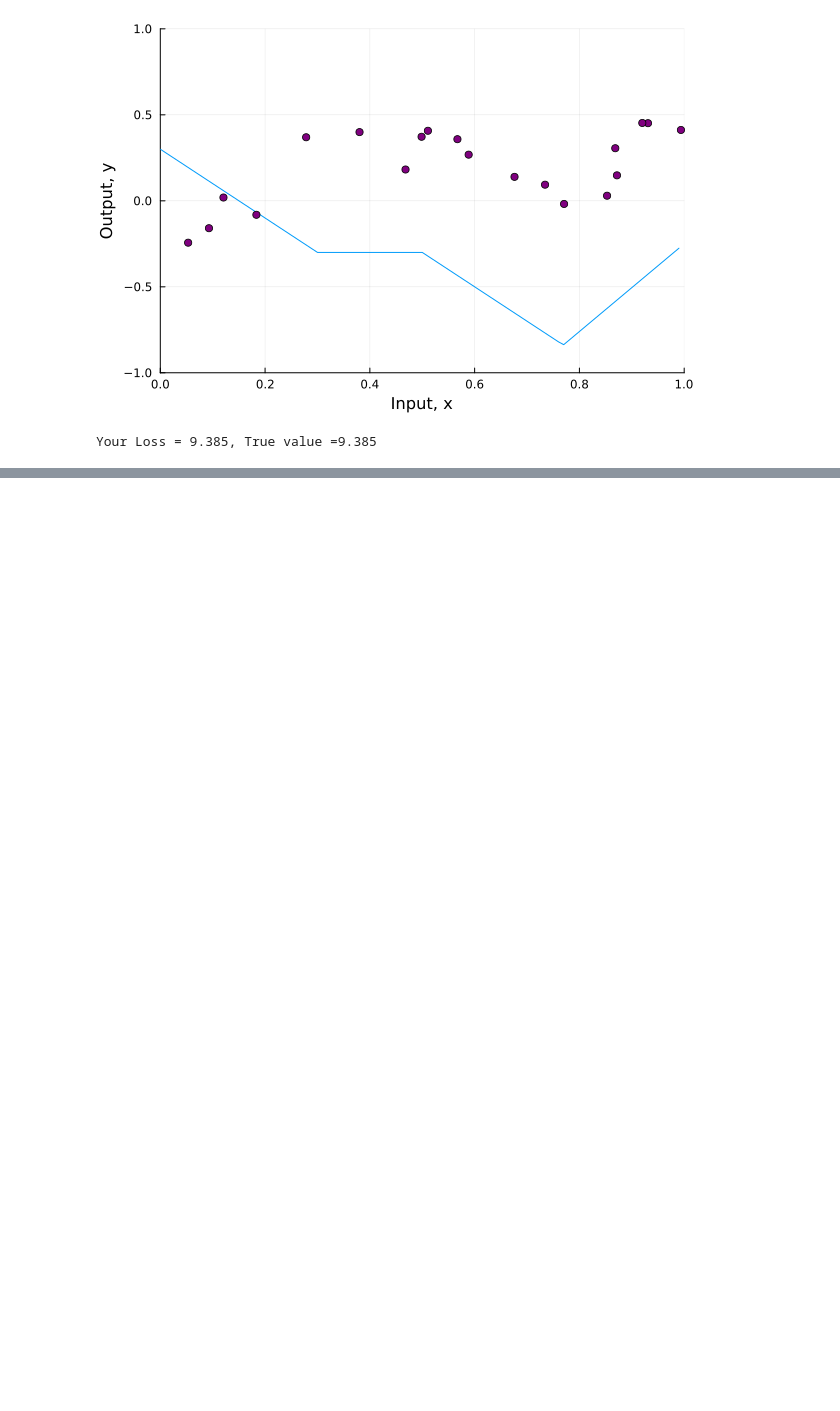
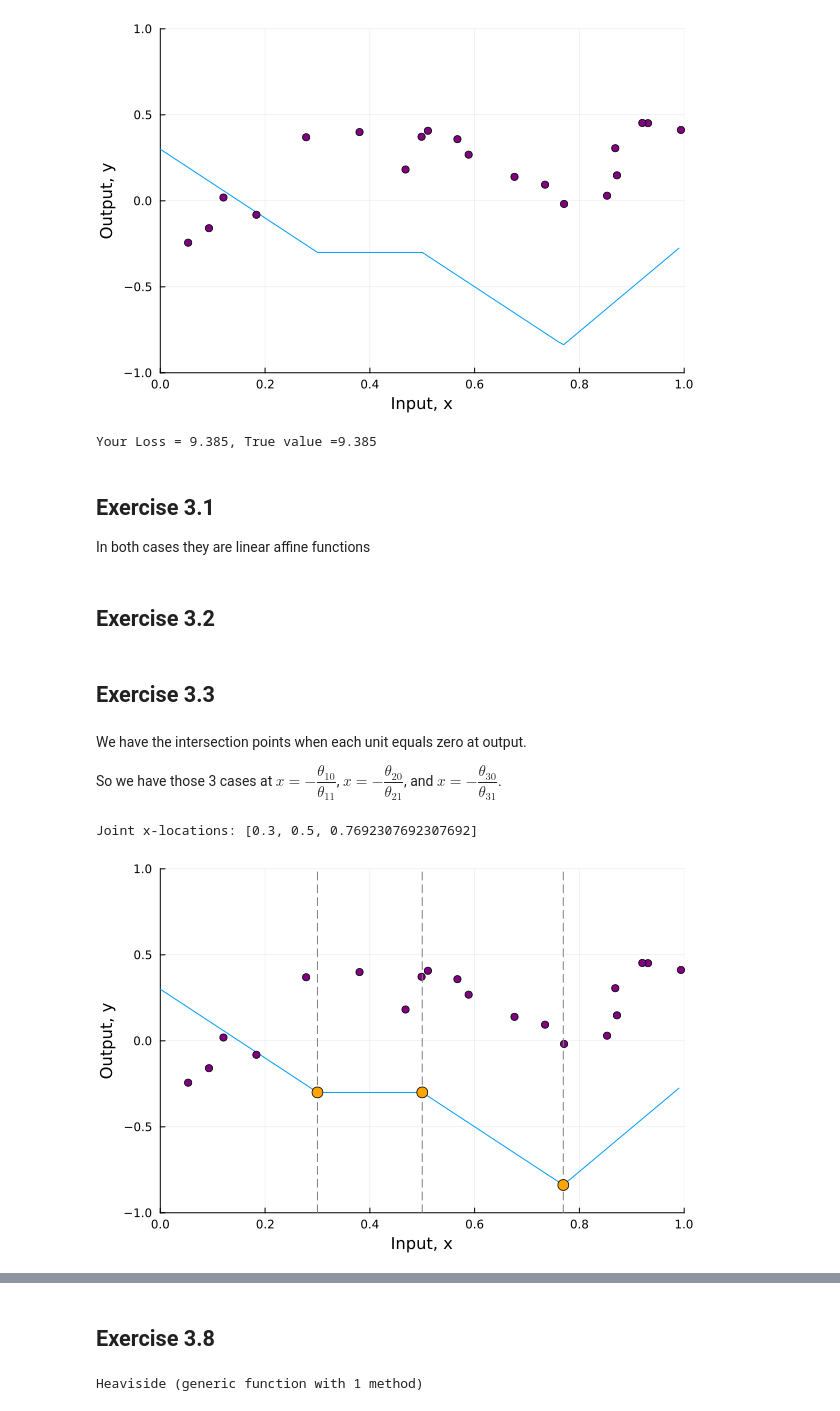
Before and after one commit to mirajcs/udl-julia, a Jupyter notebook: 3_1_Shallow_Networks_I.ipynb, the cells around one changed output, grey strips where cells are left out. Saved outputs shown, nothing was run; the diff lists cells and outputs as text; code cells hidden in the pictures; blank space fills up the shorter version.

Commit message:
add some exercises

```diff
--- a/3_1_Shallow_Networks_I.ipynb
+++ b/3_1_Shallow_Networks_I.ipynb
@@ -216,3 +216,65 @@ loss = least_square_loss(y_train, y_predict)
 [figure]
 [figure]
 Your Loss = 9.385, True value =9.385
+# %% [markdown]
+## Exercise 3.1
+
+In both cases they are linear affine functions
+# %% [markdown]
+## Exercise 3.2
+# %% [markdown]
+## Exercise 3.3
+# %% [markdown]
+We have the intersection points when each unit equals zero at output.
+
+So we have those 3 cases at $x = -\dfrac{\theta_{10}}{\theta_{11}}$, $x = -\dfrac{\theta_{20}}{\theta_{21}}$, and $x = -\dfrac{\theta_{30}}{\theta_{31}}$.
+# %%
+# Define some parameters, run the neural network, and compute the loss
+θ₁₀ = 0.3; θ₁₁ = -1.0 #-1.0
+θ₂₀ = -1.0; θ₂₁ = 2.0 #2.0
+θ₃₀ = -0.5; θ₃₁ = 0.65 #0.65
+ϕ₀ = -0.3; ϕ₁ = 2.0; ϕ₂ = -1.0; ϕ₃ = 7.0
+
+# Define a range of input values
+x = collect(0.0:0.01:0.99)
+
+x_train = [0.09291784, 0.46809093, 0.93089486, 0.67612654, 0.73441752, 0.86847339,
+           0.49873225, 0.51083168, 0.18343972, 0.99380898, 0.27840809, 0.38028817,
+           0.12055708, 0.56715537, 0.92005746, 0.77072270, 0.85278176, 0.05315950,
+           0.87168699, 0.58858043]
+
+y_train = [-0.15934537, 0.18195445, 0.451270150, 0.13921448, 0.09366691, 0.30567674,
+            0.372291170, 0.40716968, -0.08131792, 0.41187806, 0.36943738, 0.3994327,
+            0.019062570, 0.35820410, 0.452564960, -0.0183121, 0.02957665, -0.24354444,
+            0.148038840, 0.26824970]
+
+# Run the neural network for each of these input values
+y, pre_1, pre_2, pre_3, act_1, act_2, act_3, w_act_1, w_act_2, w_act_3 =
+    shallow_1_1_3(x, ReLU, ϕ₀, ϕ₁, ϕ₂, ϕ₃,
+                  θ₁₀, θ₁₁, θ₂₀, θ₂₁, θ₃₀, θ₃₁)
+
+# Exercise 3.3: each "joint" is where a unit's preactivation crosses zero, i.e. x = -θ_i0/θ_i1
+joint_x = [-θ₁₀/θ₁₁, -θ₂₀/θ₂₁, -θ₃₀/θ₃₁]
+joint_y = shallow_1_1_3(joint_x, ReLU, ϕ₀, ϕ₁, ϕ₂, ϕ₃, θ₁₀, θ₁₁, θ₂₀, θ₂₁, θ₃₀, θ₃₁)[1]
+println("Joint x-locations: ", joint_x)
+
+# Build the output plot, overlay the training data, and mark the joints on the curve
+fig = plot(x, y, xlabel="Input, x", ylabel="Output, y",
+           xlims=(0,1), ylims=(-1,1), legend=false)
+scatter!(fig, x_train, y_train, color=:purple)
+vline!(fig, joint_x, color=:gray, linestyle=:dash)          # dashed lines at the joint x-values
+scatter!(fig, joint_x, joint_y, color=:orange, markersize=6) # the joint points on the curve
+#plot!(fig, x, ϕ₀ .+ ϕ₁ .* ReLU(θ₁₀ .+ θ₁₁ .* x), color=:black)
+#plot!(fig, x, ϕ₀ .+ ϕ₂ .* ReLU(θ₂₀ .+ θ₂₁ .* x), color =:black)
+display(fig)
+
+# Run the neural network on the training data
+y_predict = shallow_1_1_3(x_train, ReLU, ϕ₀, ϕ₁, ϕ₂, ϕ₃, θ₁₀, θ₁₁, θ₂₀, θ₂₁, θ₃₀, θ₃₁)[1]
+
+# Compute the least square loss and print it out
+loss = least_square_loss(y_train, y_predict)
+@printf("Your Loss = %3.3f, True value =9.385\n", loss)
+print(θ₃₀ .+ θ₃₁ .* x)
+# %% [output]
+Joint x-locations: [0.3, 0.5, 0.7692307692307692]
+[figure, added]
@@ -218,0 +283,9 @@ Your Loss = 9.385, True value =9.385
+# %% [markdown]
+## Exercise 3.8
+# %%
+# Heaviside step function (vectorized so it works on a whole array, like ReLU)
+function Heaviside(z)
+    return ifelse.(z .< 0, 0.0, 1.0)
+end
+# %% [output]
+Heaviside (generic function with 1 method)
```
Also changed, not shown: parts of 7 cells of this notebook.
